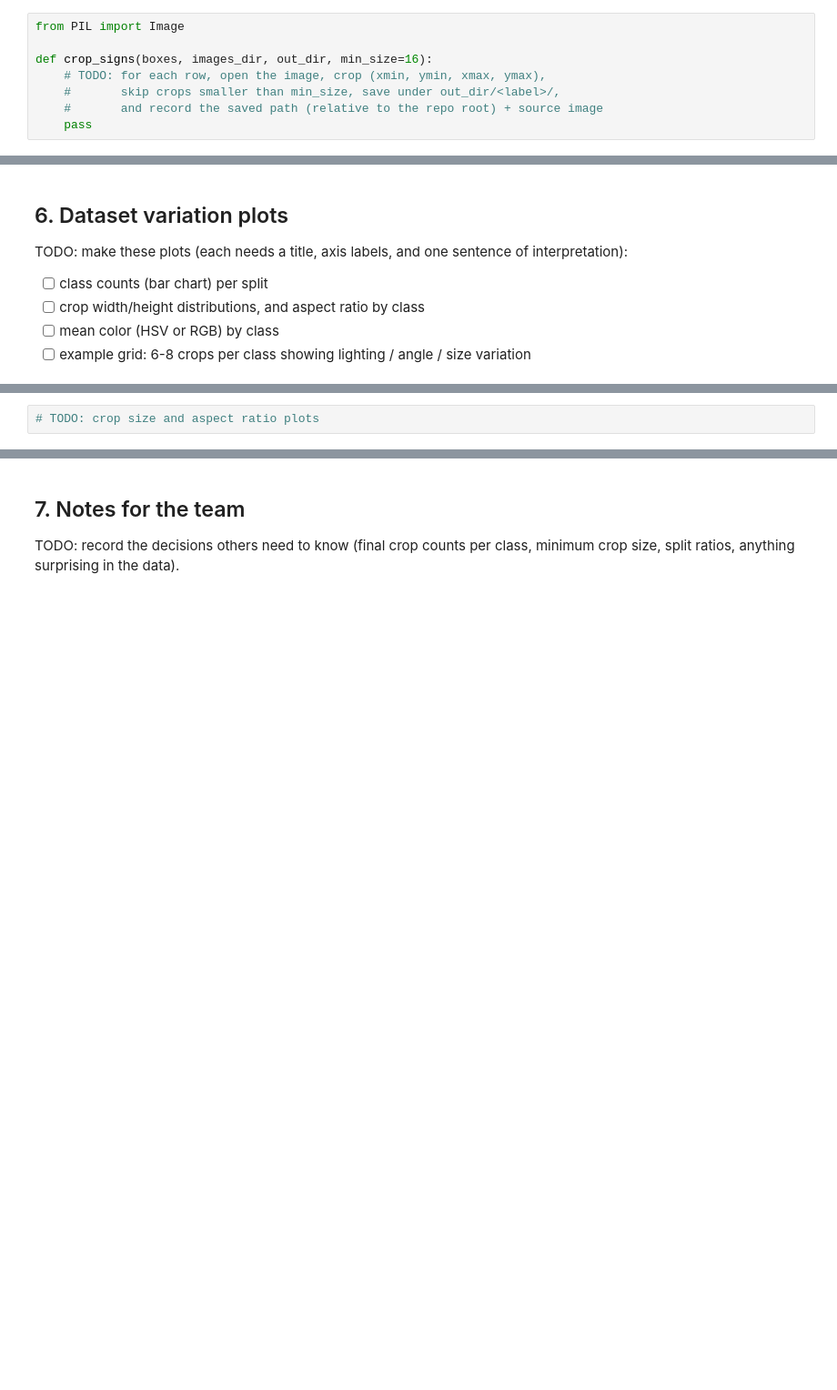
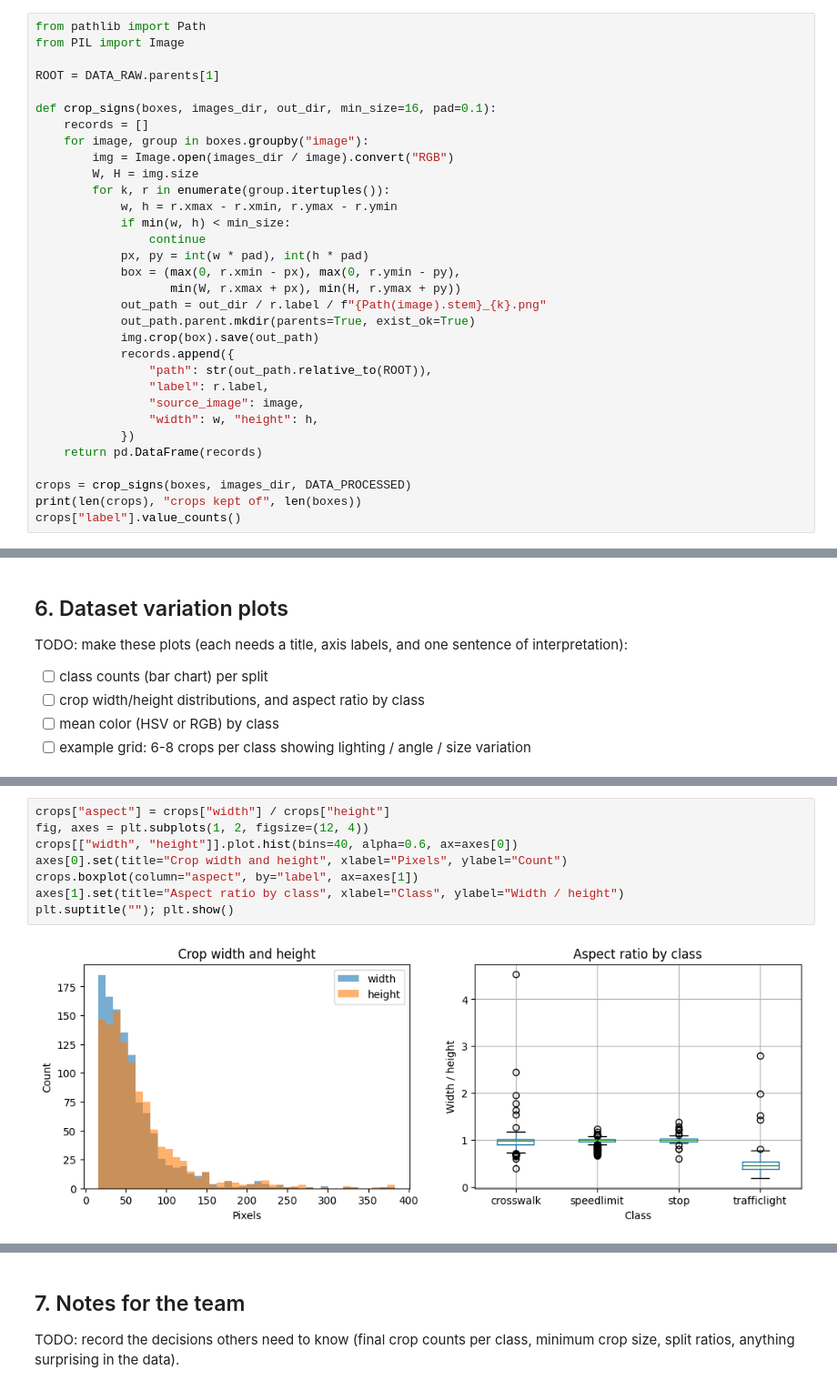
Before and after one commit to theyogurt/DATASCI281_ComputerVision---FINAL_PROJECT_ROAD_SIGN_CLASSIFIER, a Jupyter notebook: notebooks/01_data_prep_and_eda.ipynb, the cells around one changed output, grey strips where cells are left out. Shown at 91% size. Drawn from its saved outputs; the diff is of its cells as text; blank space fills up the shorter version.

```diff
--- a/notebooks/01_data_prep_and_eda.ipynb
+++ b/notebooks/01_data_prep_and_eda.ipynb
@@ -64,10 +104,34 @@ Decisions to make and write down in the notes section:
 - minimum crop size (some boxes are under 10 px; keep or drop?)
 - whether to pad the box slightly
 # %%
+from pathlib import Path
 from PIL import Image
 
-def crop_signs(boxes, images_dir, out_dir, min_size=16):
-    # TODO: for each row, open the image, crop (xmin, ymin, xmax, ymax),
-    #       skip crops smaller than min_size, save under out_dir/<label>/,
-    #       and record the saved path (relative to the repo root) + source image
-    pass
+ROOT = DATA_RAW.parents[1]
+
+def crop_signs(boxes, images_dir, out_dir, min_size=16, pad=0.1):
+    records = []
+    for image, group in boxes.groupby("image"):
+        img = Image.open(images_dir / image).convert("RGB")
+        W, H = img.size
+        for k, r in enumerate(group.itertuples()):
+            w, h = r.xmax - r.xmin, r.ymax - r.ymin
+            if min(w, h) < min_size:
+                continue
+            px, py = int(w * pad), int(h * pad)
+            box = (max(0, r.xmin - px), max(0, r.ymin - py),
+                   min(W, r.xmax + px), min(H, r.ymax + py))
+            out_path = out_dir / r.label / f"{Path(image).stem}_{k}.png"
+            out_path.parent.mkdir(parents=True, exist_ok=True)
+            img.crop(box).save(out_path)
+            records.append({
+                "path": str(out_path.relative_to(ROOT)),
+                "label": r.label,
+                "source_image": image,
+                "width": w, "height": h,
+            })
+    return pd.DataFrame(records)
+
+crops = crop_signs(boxes, images_dir, DATA_PROCESSED)
+print(len(crops), "crops kept of", len(boxes))
+crops["label"].value_counts()
@@ -95,3 +196,11 @@ TODO: make these plots (each needs a title, axis labels, and one sentence of int
 # %%
-# TODO: crop size and aspect ratio plots
+crops["aspect"] = crops["width"] / crops["height"]
+fig, axes = plt.subplots(1, 2, figsize=(12, 4))
+crops[["width", "height"]].plot.hist(bins=40, alpha=0.6, ax=axes[0])
+axes[0].set(title="Crop width and height", xlabel="Pixels", ylabel="Count")
+crops.boxplot(column="aspect", by="label", ax=axes[1])
+axes[1].set(title="Aspect ratio by class", xlabel="Class", ylabel="Width / height")
+plt.suptitle(""); plt.show()
+# %% [output]
+[figure, added]
 # %%
```
Also changed, not shown: parts of 13 cells of this notebook.
